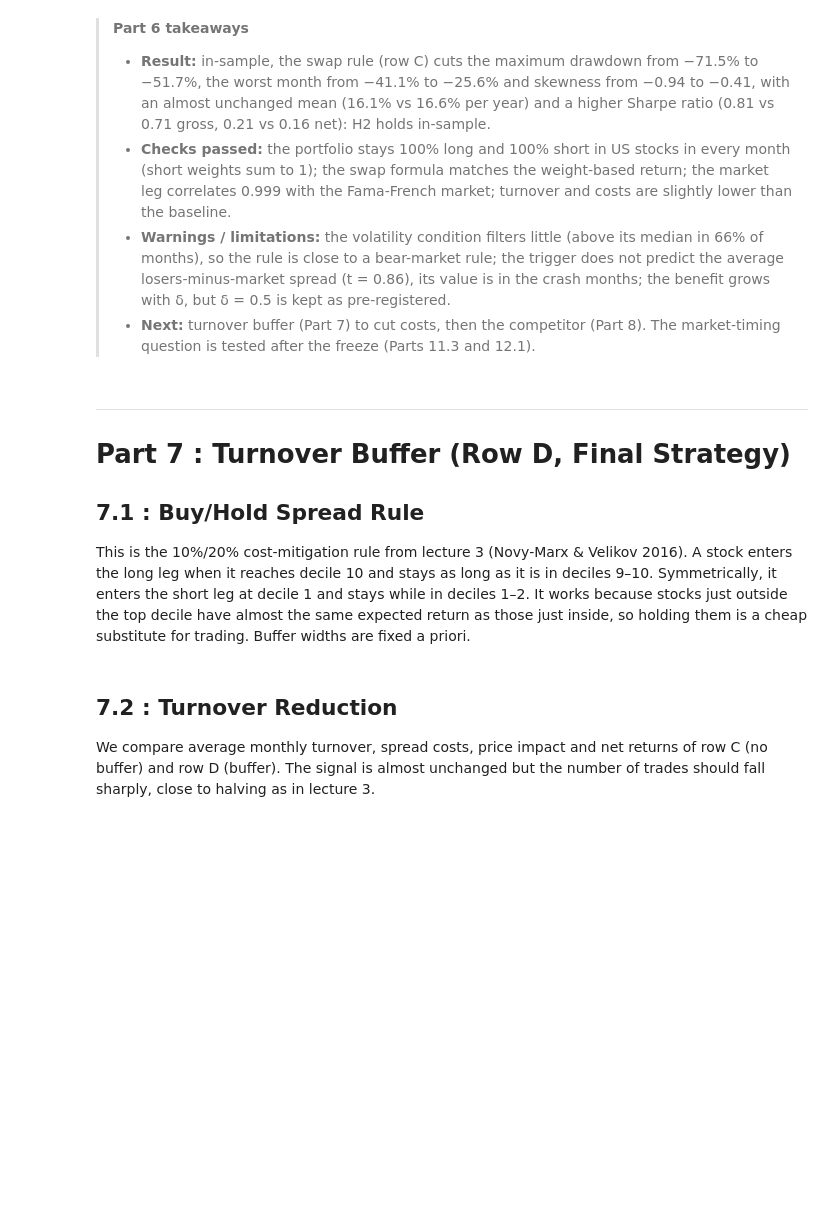
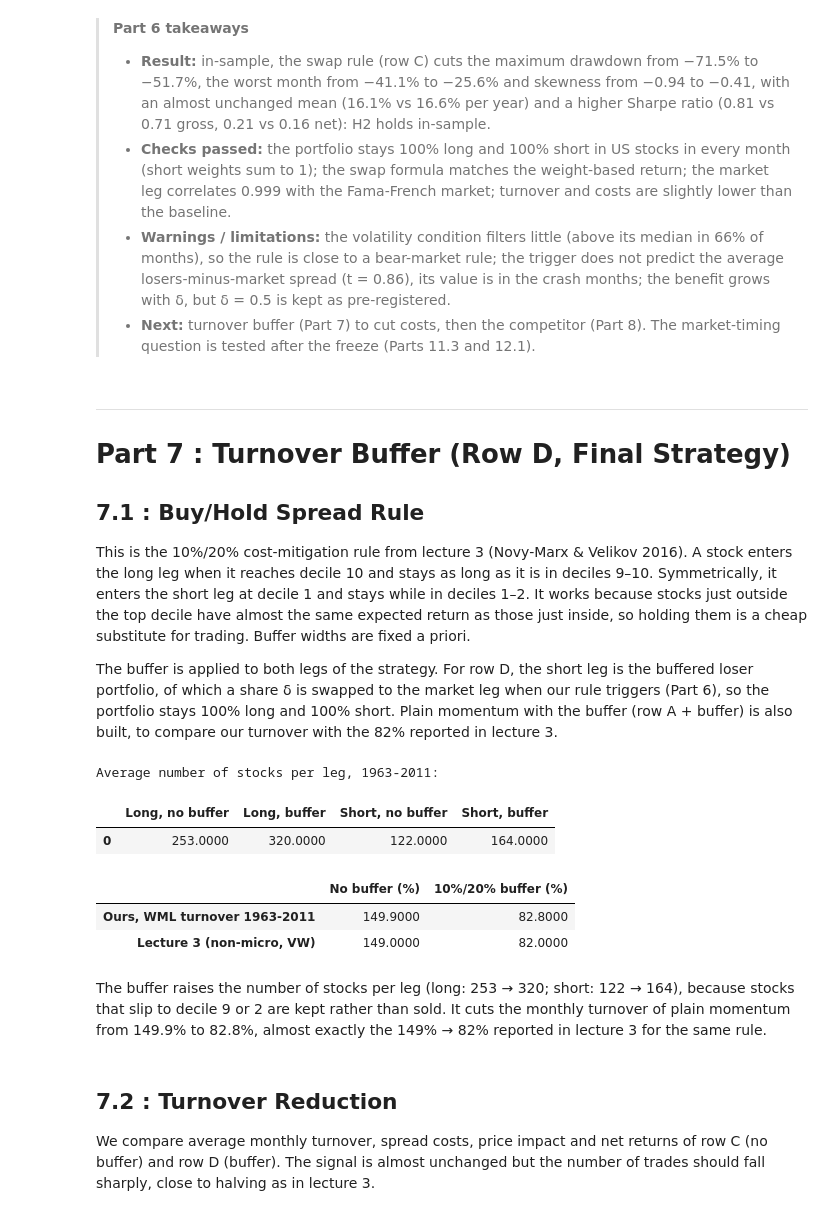
Before and after one commit to olol2/AppliedInvestments, a Jupyter notebook: Momentum_Robust_Notebook.ipynb, the cells around one changed output. Cells and saved outputs as stored; diff of their text form; code cells hidden in the pictures; blank space fills up the shorter version.

```diff
--- a/Momentum_Robust_Notebook.ipynb
+++ b/Momentum_Robust_Notebook.ipynb
@@ -2009,6 +2009,72 @@ The trigger does not significantly predict the average spread between losers and
 ## 7.1 : Buy/Hold Spread Rule
 
 This is the 10%/20% cost-mitigation rule from lecture 3 (Novy-Marx & Velikov 2016). A stock enters the long leg when it reaches decile 10 and stays as long as it is in deciles 9–10. Symmetrically, it enters the short leg at decile 1 and stays while in deciles 1–2. It works because stocks just outside the top decile have almost the same expected return as those just inside, so holding them is a cheap substitute for trading. Buffer widths are fixed a priori.
+
+The buffer is applied to both legs of the strategy. For row D, the short leg is the buffered loser portfolio, of which a share δ is swapped to the market leg when our rule triggers (Part 6), so the portfolio stays 100% long and 100% short. Plain momentum with the buffer (row A + buffer) is also built, to compare our turnover with the 82% reported in lecture 3.
+# %%
+# 7.1 Buy/hold buffer (lecture 3, "10%/20% rule"; Novy-Marx & Velikov 2016), on the 12-1 deciles.
+# Each formation date t, in time order:
+#   long_t  = stocks in decile 10 at t  +  stocks held long at t-1 that are still in deciles 9-10 at t
+#   short_t = stocks in decile 1 at t   +  stocks held short at t-1 that are still in deciles 1-2 at t
+# A stock that leaves the universe or loses its signal is sold. Weights: value-weighted within each leg.
+# Only information at t is used (deciles at t, holdings decided at t-1).
+def buffered_members(port_col, enter, keep):
+    """Set of PERMNOs held at each formation date under the buy/hold buffer."""
+    ports = crsp.loc[crsp[port_col].notna(), ["date", "PERMNO", port_col]]
+    held, rows = set(), []
+    for date, g in ports.groupby("date", sort=True):
+        dec = dict(zip(g["PERMNO"], g[port_col]))
+        held = {p for p, d in dec.items() if d == enter} | {p for p in held if dec.get(p) in keep}
+        rows.append(pd.DataFrame({"date": date, "PERMNO": list(held)}))
+    return pd.concat(rows, ignore_index=True)
+
+def members_to_weights(members):
+    """Value weights and next-month returns for a set of holdings (same format as leg_weights)."""
+    m = members.merge(crsp[["date", "PERMNO", "me", "ret_next"]], on=["date", "PERMNO"], how="left")
+    m["w"] = m["me"] / m.groupby("date")["me"].transform("sum")
+    return m[["date", "PERMNO", "w", "ret_next"]]
+
+def leg_return(weights):
+    """Value-weighted return of a leg, dated by holding month."""
+    r = (weights["w"] * weights["ret_next"].fillna(0)).groupby(weights["date"]).sum()
+    r.index = r.index + pd.offsets.MonthEnd(1)
+    return r.loc[SAMPLE_START:SAMPLE_END]
+
+w_long_buf  = members_to_weights(buffered_members("port_12_1", enter=10, keep={9, 10}))
+w_short_buf = members_to_weights(buffered_members("port_12_1", enter=1,  keep={1, 2}))
+
+# Plain 12-1 momentum with the buffer (no swap): row A + buffer, for the check against lecture 3
+def simple_strategy(w_l, w_s):
+    gross = leg_return(w_l) - leg_return(w_s)
+    turnover = sum(leg_turnover(w) for w in (w_l, w_s))
+    turnover.index = turnover.index + pd.offsets.MonthEnd(1)
+    costs = strategy_costs([w_l, w_s], AUM_BASE, HALF_SPREAD_LARGE)
+    net = gross - costs["total_cost"].reindex(gross.index).fillna(0)
+    return {"gross": gross, "net": net, "turnover": turnover.loc[SAMPLE_START:SAMPLE_END], "costs": costs, "legs": [w_l, w_s]}
+
+row_A_buf = simple_strategy(w_long_buf, w_short_buf)
+
+n_stocks = pd.DataFrame({
+    "Long, no buffer": w_long.groupby("date").size(), "Long, buffer": w_long_buf.groupby("date").size(),
+    "Short, no buffer": w_short.groupby("date").size(), "Short, buffer": w_short_buf.groupby("date").size()})
+print("Average number of stocks per leg, 1963-2011:")
+display(n_stocks.loc[:IS_END].mean().round(0).to_frame().T)
+
+check = pd.DataFrame({
+    "No buffer (%)": [100 * row_A["turnover"].loc[:IS_END].mean()],
+    "10%/20% buffer (%)": [100 * row_A_buf["turnover"].loc[:IS_END].mean()],
+}, index=["Ours, WML turnover 1963-2011"])
+check.loc["Lecture 3 (non-micro, VW)"] = [149, 82]
+check.round(1)
+# %% [output]
+Average number of stocks per leg, 1963-2011:
+|  | Long, no buffer | Long, buffer | Short, no buffer | Short, buffer |
+| 0 | 253.0000 | 320.0000 | 122.0000 | 164.0000 |
+|  | No buffer (%) | 10%/20% buffer (%) |
+| Ours, WML turnover 1963-2011 | 149.9000 | 82.8000 |
+| Lecture 3 (non-micro, VW) | 149.0000 | 82.0000 |
+# %% [markdown]
+The buffer raises the number of stocks per leg (long: 253 → 320; short: 122 → 164), because stocks that slip to decile 9 or 2 are kept rather than sold. It cuts the monthly turnover of plain momentum from 149.9% to 82.8%, almost exactly the 149% → 82% reported in lecture 3 for the same rule.
 # %% [markdown]
 ## 7.2 : Turnover Reduction
 
```
Also changed, not shown: parts of 14 cells of this notebook, 2 other files.
